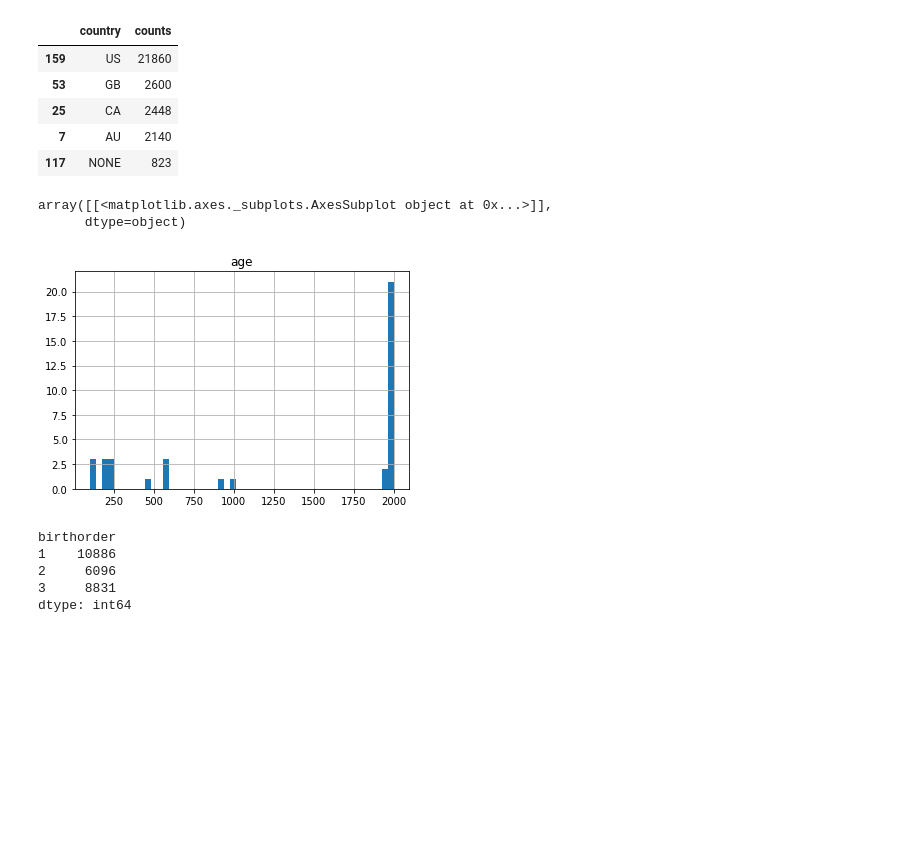
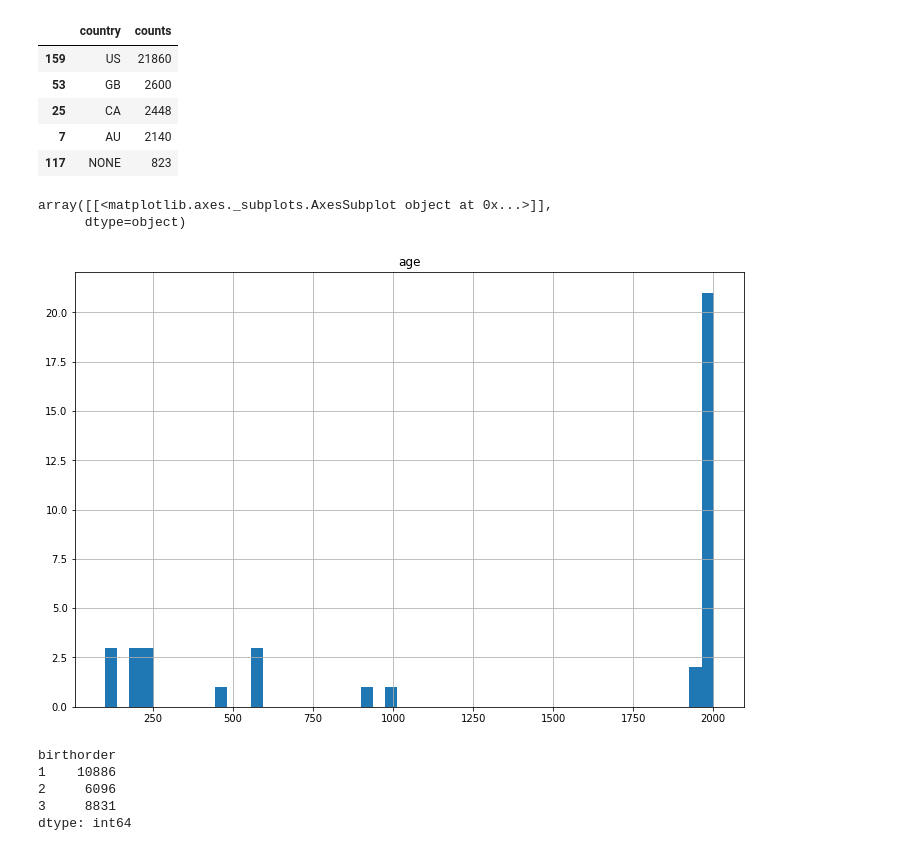
Before and after one commit to PacktPublishing/Interpretable-Machine-Learning-with-Python, a Jupyter notebook: Chapter4/Example1.ipynb, the cells around one changed output. Saved outputs shown, nothing was run; the diff lists cells and outputs as text; code cells hidden in the pictures; blank space fills up the shorter version.

```diff
--- a/Chapter4/Example1.ipynb
+++ b/Chapter4/Example1.ipynb
@@ -66,11 +68,11 @@ birthorder_df = pd.concat((\
                     birthorder_df.drop(['country'], axis=1),\
                     country_df), 1)
 # %%
-birthorder_df[(birthorder_df.age > 90)][['age']].hist(bins=50)
+birthorder_df[(birthorder_df.age > 90)][['age']].hist(bins=50, figsize = (12,8))
 # %% [output]
 array([[<matplotlib.axes._subplots.AxesSubplot object at 0x...>]],
       dtype=object)
-[figure, old version]
+[figure, new version]
 # %%
 birthorder_df = birthorder_df[birthorder_df.age <= 90]
 # %%
```
Also changed, not shown: parts of 22 cells of this notebook.
